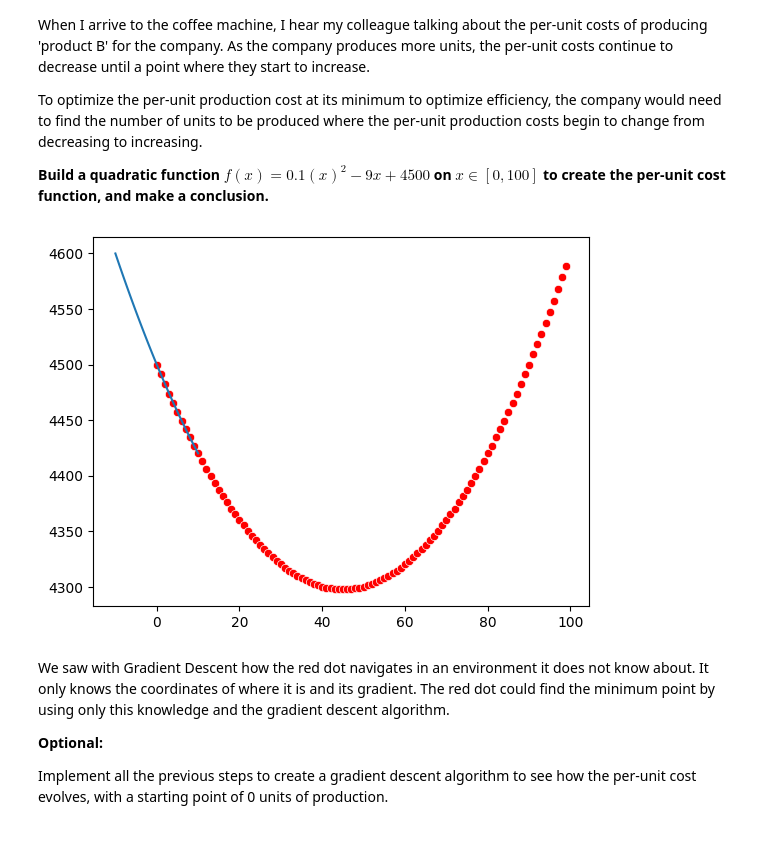
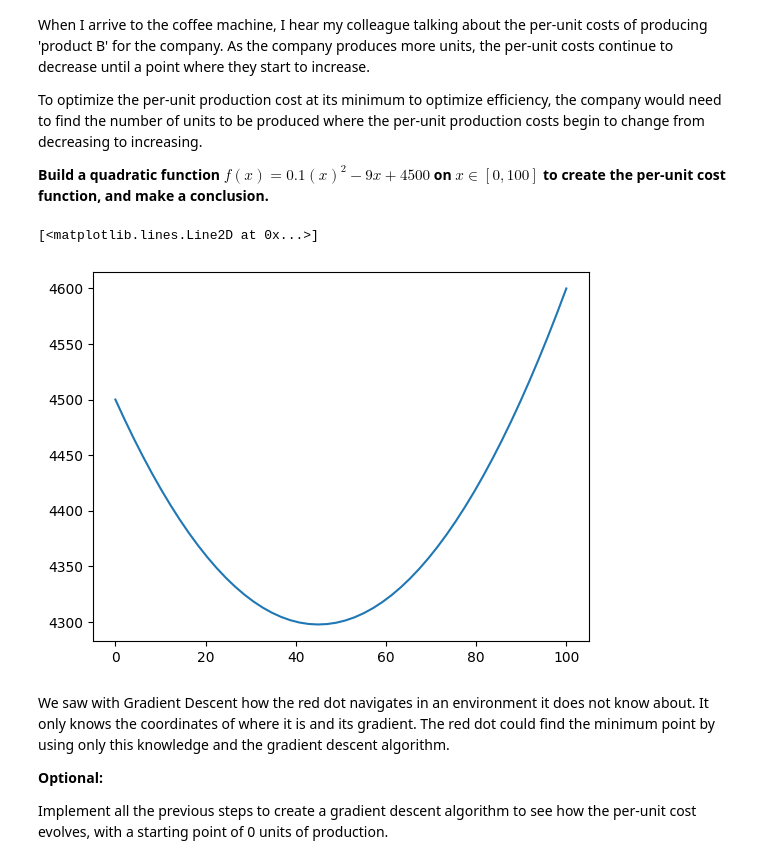
Before and after one commit to mgnorero/calculus-and-algebra-problems-with-python, a Jupyter notebook: notebook/problems.ipynb, the cells around one changed output. Cells and saved outputs as stored; diff of their text form; code cells hidden in the pictures.

```diff
--- a/notebook/problems.ipynb
+++ b/notebook/problems.ipynb
@@ -274,18 +274,18 @@ To optimize the per-unit production cost at its minimum to optimize efficiency,
 # %%
 # Define the function
 def cost_per_unit(x):
-    return 0.1*(x**2)-(9*x)+4500
+    return 0.1*(x)**2-9*x+4500
 
 
 # Define and plot the function
-import pandas as pd
-numbs = [_ for _ in range(0,100)]
+
+numbs = np.linspace(0,100)
 
 
-
-visualize(cost_per_unit, x=numbs)
+plt.plot(numbs,cost_per_unit(numbs))
 # %% [output]
+[<matplotlib.lines.Line2D at 0x...>]
-[figure, old version]
+[figure, new version]
 # %%
 # Observaciones
 # Observamos entre las 40 y 50 unidades el menor costo unitario.
```
